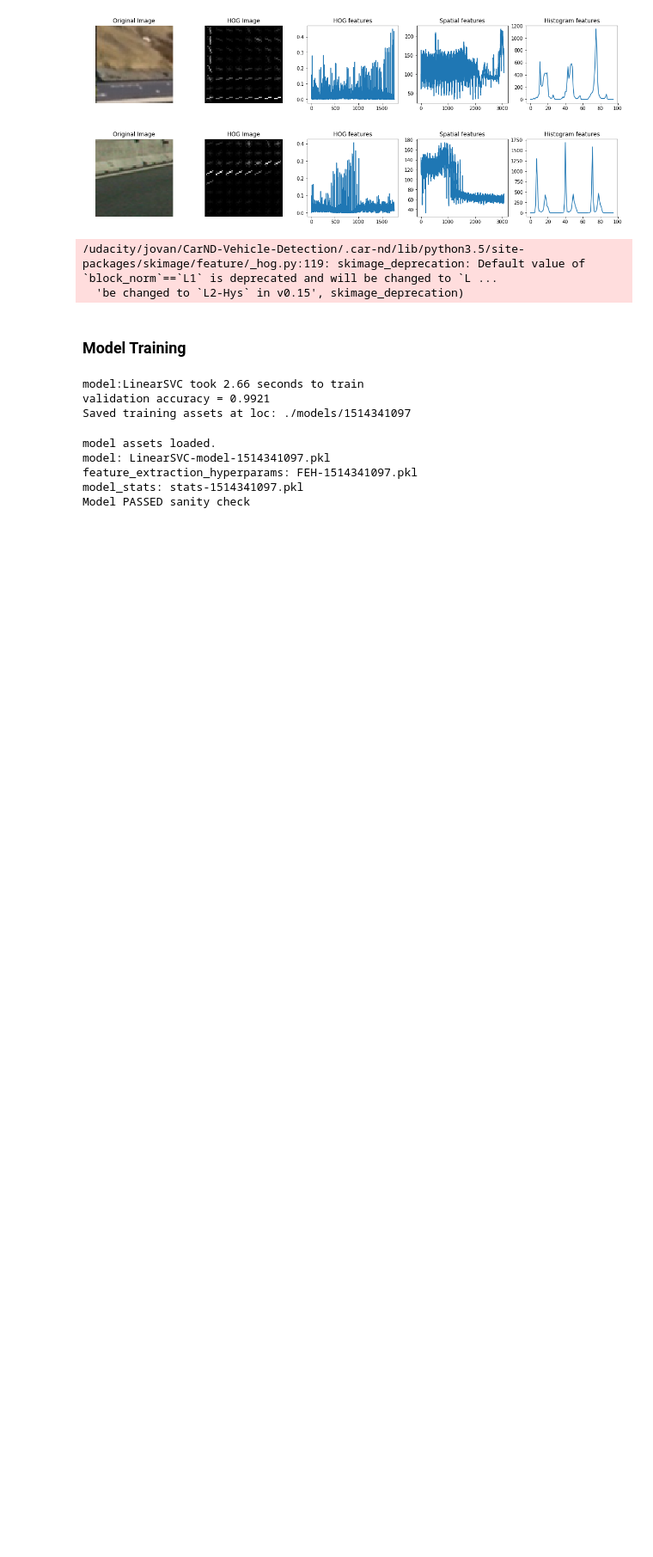
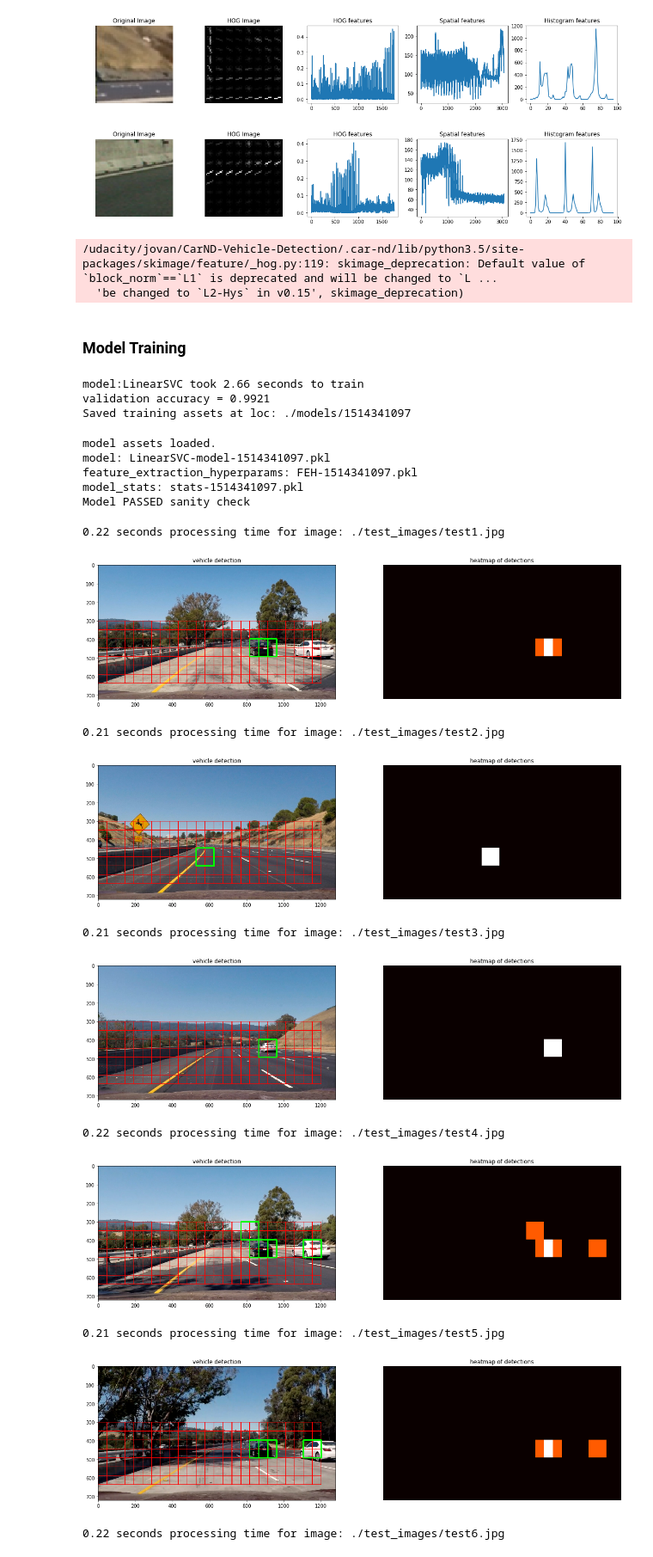
Before and after one commit to JovanSardinha/CarND-Vehicle-Detection, a Jupyter notebook: vehicle_detection_and_tracking.ipynb, the cells around one changed output. Shown at 86% size. Cells and saved outputs as stored; diff of their text form; code cells hidden in the pictures; blank space fills up the shorter version.

Commit message:
complete version of vehicle detection

```diff
--- a/vehicle_detection_and_tracking.ipynb
+++ b/vehicle_detection_and_tracking.ipynb
@@ -28,6 +28,7 @@ const = {
     'test_images' : './test_images',
     'models' : './models/',
     'project_video' : './project_video.mp4',
+    'output_videos' : './output_videos/',
     'test_video' : './test_video.mp4'
 }
 # %% [markdown]
@@ -242,9 +243,9 @@ def data_prep(seed=13):
 
     x_train, x_val, y_train, y_val = train_test_split(x_scaled, y, test_size=0.2, random_state=seed)
 
-    return x_train, x_val, y_train, y_val
+    return x_train, x_val, y_train, y_val, scaler
 
-x_train, x_val, y_train, y_val = data_prep()
+x_train, x_val, y_train, y_val, scaler = data_prep()
 # %% [output]
 /udacity/jovan/CarND-Vehicle-Detection/.car-nd/lib/python3.5/site-packages/skimage/feature/_hog.py:119: skimage_deprecation: Default value of `block_norm`==`L1` is deprecated and will be changed to `L ...
   'be changed to `L2-Hys` in v0.15', skimage_deprecation)
@@ -357,0 +475,42 @@ Model PASSED sanity check
+# %%
+ystart = 300
+ystop = 700
+scale = 1.5
+
+test_img_paths = sorted(glob.glob(os.path.join(const['test_images'], '*.jpg')))
+detections = {}
+for img_path in test_img_paths:
+    img = cv2.cvtColor(cv2.imread(img_path), cv2.COLOR_BGR2RGB)
+    t1=time.time()
+    bboxes, out_img = find_cars(img, ystart, ystop, scale, model, scaler,
+                                feature_extraction_hyperparams['color_space'],
+                                feature_extraction_hyperparams['orient'],
+                                feature_extraction_hyperparams['pix_per_cell'],
+                                feature_extraction_hyperparams['cell_per_block'],
+                                feature_extraction_hyperparams['spatial_size'],
+                                feature_extraction_hyperparams['hist_bins'],
+                                spatial_feat=feature_extraction_hyperparams['spatial_feat'],
+                                hist_feat=feature_extraction_hyperparams['hist_feat'], plot=True)
+    t2 = time.time()
+    print('{} seconds processing time for image: {}'.format(round(t2-t1, 2), img_path))
+    detections[img_path] = bboxes
+    heatmap = get_heatmap(img, bboxes)
+    fig, ax = plt.subplots(1, 2, figsize=(20, 10))
+    ax[0].imshow(out_img)
+    ax[0].set_title('vehicle detection')
+    ax[1].imshow(heatmap, cmap='hot')
+    ax[1].set_title('heatmap of detections')
+    ax[1].axis('off')
+    plt.show()
+# %% [output]
+0.22 seconds processing time for image: ./test_images/test1.jpg
+[figure, added]
+0.21 seconds processing time for image: ./test_images/test2.jpg
+[figure, added]
+0.21 seconds processing time for image: ./test_images/test3.jpg
+[figure, added]
+0.22 seconds processing time for image: ./test_images/test4.jpg
+[figure, added]
+0.21 seconds processing time for image: ./test_images/test5.jpg
+[figure, added]
+0.22 seconds processing time for image: ./test_images/test6.jpg
```
Also changed, not shown: parts of 6 cells of this notebook.
